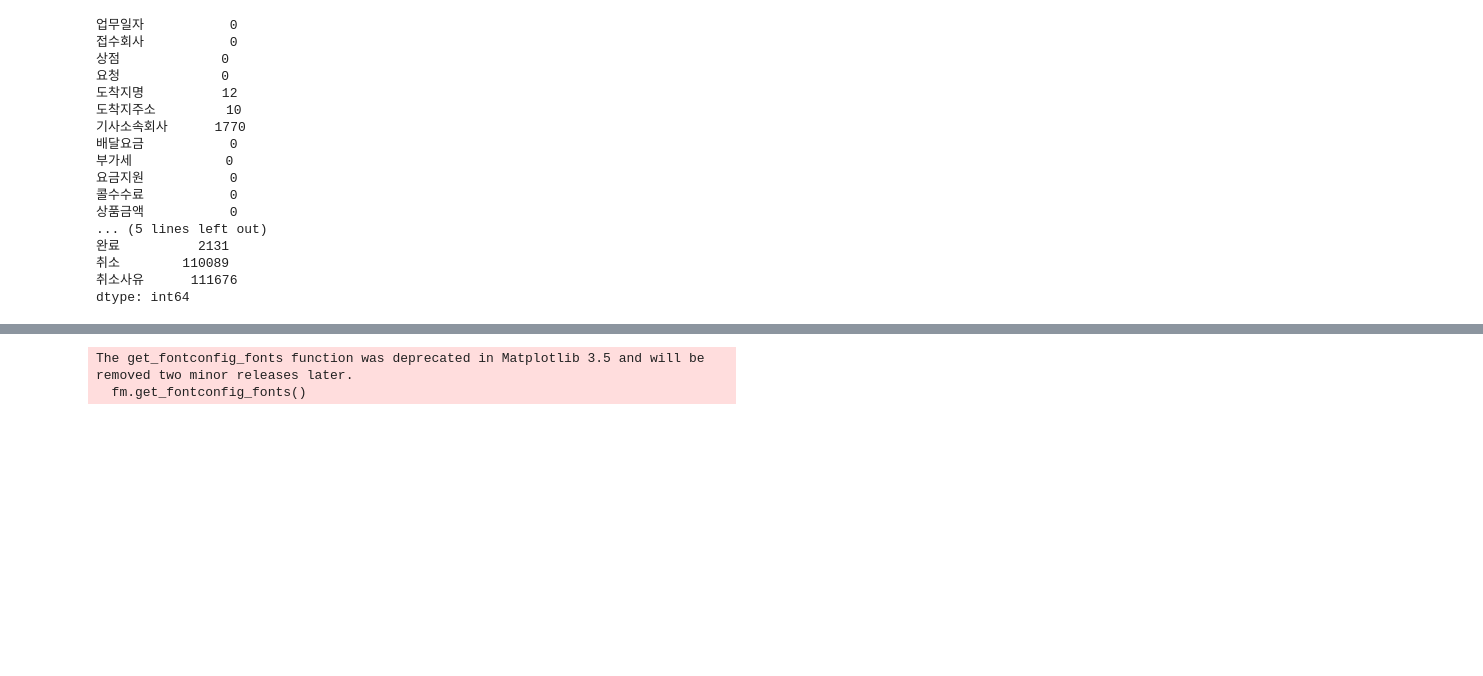
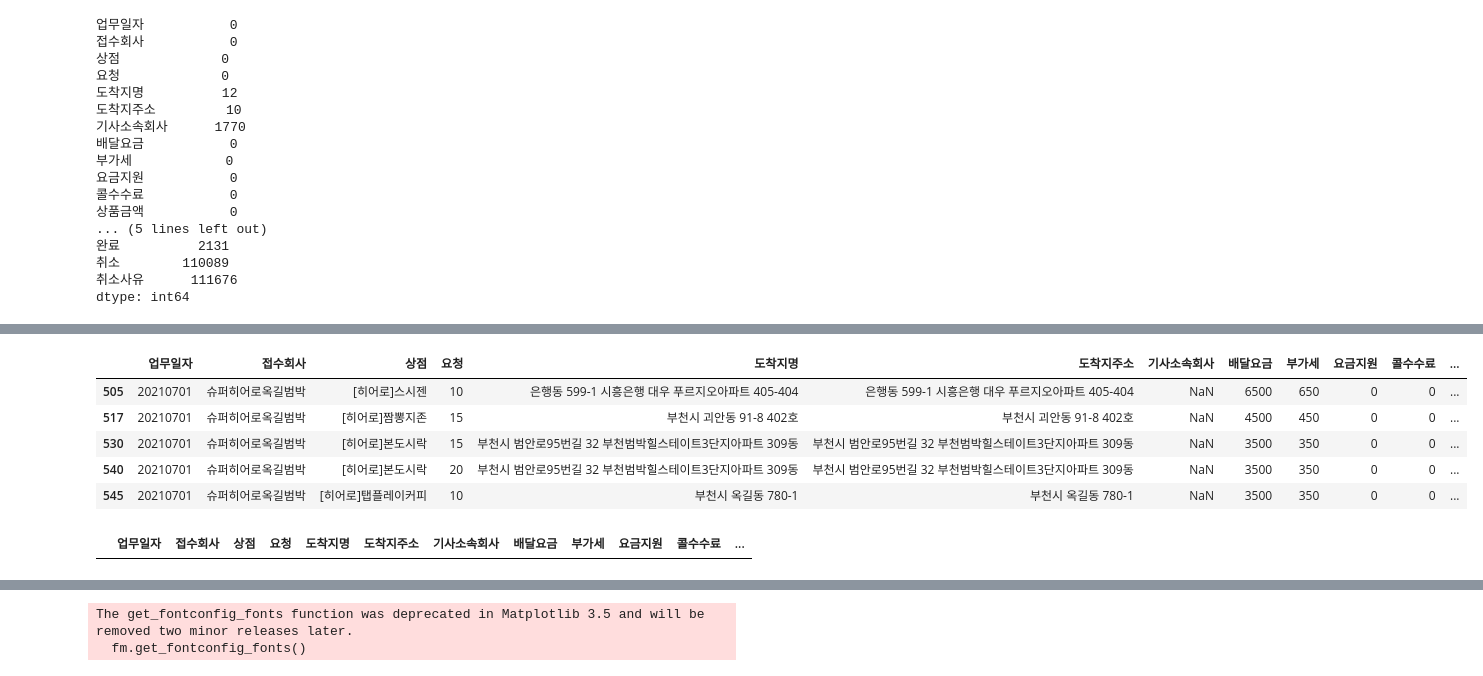
Before and after one commit to ethan528/BBS_Optimal_Position, a Jupyter notebook: EDA.ipynb, the cells around one changed output, grey strips where cells are left out. Cells and saved outputs as stored; diff of their text form; code cells hidden in the pictures; blank space fills up the shorter version.

```diff
--- a/EDA.ipynb
+++ b/EDA.ipynb
@@ -58,0 +83,13 @@ df[df['도착지명'].isna()]
+# %%
+df[df['기사소속회사'].isna()].head()
+# %% [output]
+|  | 업무일자 | 접수회사 | 상점 | 요청 | 도착지명 | 도착지주소 | 기사소속회사 | 배달요금 | 부가세 | 요금지원 | 콜수수료 | ... |
+| 505 | 20210701 | 슈퍼히어로옥길범박 | [히어로]스시젠 | 10 | 은행동 599-1 시흥은행 대우 푸르지오아파트 405-404 | 은행동 599-1 시흥은행 대우 푸르지오아파트 405-404 | NaN | 6500 | 650 | 0 | 0 | ... |
+| 517 | 20210701 | 슈퍼히어로옥길범박 | [히어로]짬뽕지존 | 15 | 부천시 괴안동 91-8 402호 | 부천시 괴안동 91-8 402호 | NaN | 4500 | 450 | 0 | 0 | ... |
+| 530 | 20210701 | 슈퍼히어로옥길범박 | [히어로]본도시락 | 15 | 부천시 범안로95번길 32 부천범박힐스테이트3단지아파트 309동 | 부천시 범안로95번길 32 부천범박힐스테이트3단지아파트 309동 | NaN | 3500 | 350 | 0 | 0 | ... |
+| 540 | 20210701 | 슈퍼히어로옥길범박 | [히어로]본도시락 | 20 | 부천시 범안로95번길 32 부천범박힐스테이트3단지아파트 309동 | 부천시 범안로95번길 32 부천범박힐스테이트3단지아파트 309동 | NaN | 3500 | 350 | 0 | 0 | ... |
+| 545 | 20210701 | 슈퍼히어로옥길범박 | [히어로]탭플레이커피 | 10 | 부천시 옥길동 780-1 | 부천시 옥길동 780-1 | NaN | 3500 | 350 | 0 | 0 | ... |
+# %%
+df[(df['기사소속회사'].isna()) & (df['취소'].isna()) & (df['완료'].isna())].head()
+# %% [output]
+|  | 업무일자 | 접수회사 | 상점 | 요청 | 도착지명 | 도착지주소 | 기사소속회사 | 배달요금 | 부가세 | 요금지원 | 콜수수료 | ... |
```
Also changed, not shown: parts of 23 cells of this notebook.
